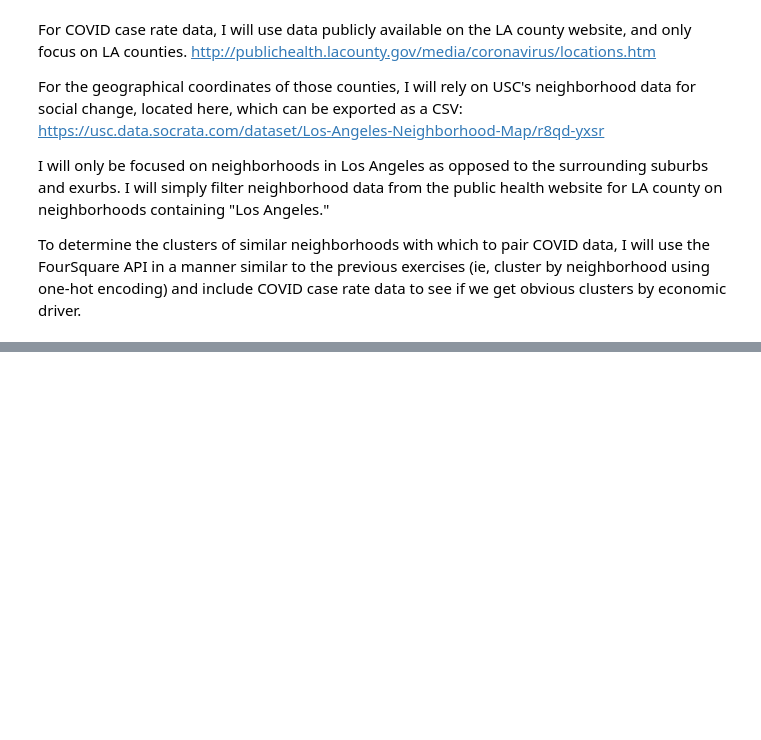
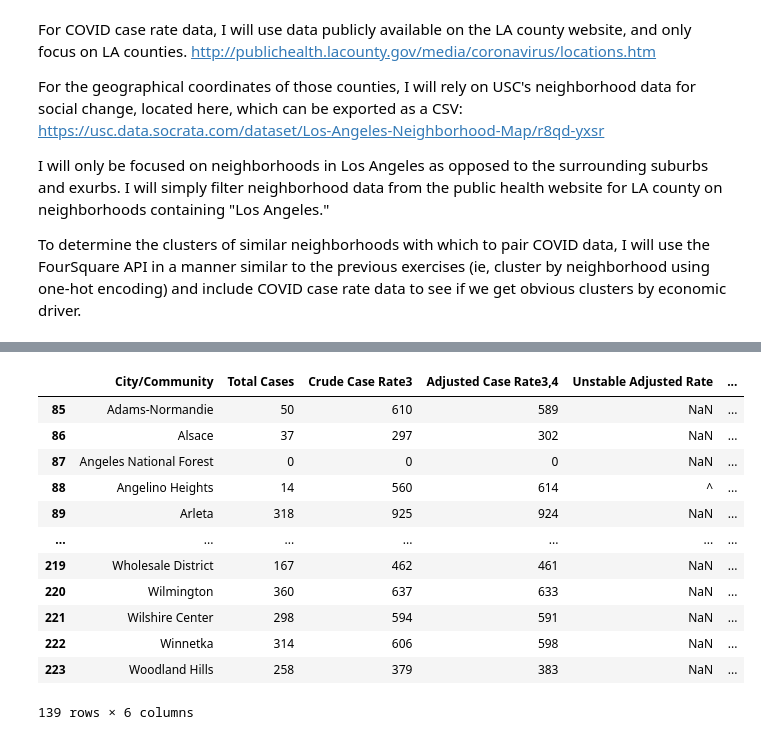
Before and after one commit to MM276/IBM_Data_Science_Capstone_Project, a Jupyter notebook: Covid_Rates_and_Neighborhood_Clusterings_in_Los_Angeles_County.ipynb, the cells around one changed output, grey strips where cells are left out. Drawn from its saved outputs; the diff is of its cells as text; code cells hidden in the pictures; blank space fills up the shorter version.

```diff
--- a/Covid_Rates_and_Neighborhood_Clusterings_in_Los_Angeles_County.ipynb
+++ b/Covid_Rates_and_Neighborhood_Clusterings_in_Los_Angeles_County.ipynb
@@ -63,0 +52,2 @@ los_angeles_covid_rates
+# %%
+los_angeles_covid_rates["City/Community"]=los_angeles_covid_rates["City/Community"].str.split(" - ").str[1]
@@ -63,0 +60,16 @@ los_angeles_covid_rates
+# %%
+los_angeles_covid_rates
+# %% [output]
+|  | City/Community | Total Cases | Crude Case Rate3 | Adjusted Case Rate3,4 | Unstable Adjusted Rate | ... |
+| 85 | Adams-Normandie | 50 | 610 | 589 | NaN | ... |
+| 86 | Alsace | 37 | 297 | 302 | NaN | ... |
+| 87 | Angeles National Forest | 0 | 0 | 0 | NaN | ... |
+| 88 | Angelino Heights | 14 | 560 | 614 | ^ | ... |
+| 89 | Arleta | 318 | 925 | 924 | NaN | ... |
+| ... | ... | ... | ... | ... | ... | ... |
+| 219 | Wholesale District | 167 | 462 | 461 | NaN | ... |
+| 220 | Wilmington | 360 | 637 | 633 | NaN | ... |
+| 221 | Wilshire Center | 298 | 594 | 591 | NaN | ... |
+| 222 | Winnetka | 314 | 606 | 598 | NaN | ... |
+| 223 | Woodland Hills | 258 | 379 | 383 | NaN | ... |
+139 rows × 6 columns
```
Also changed, not shown: parts of 17 cells of this notebook.
